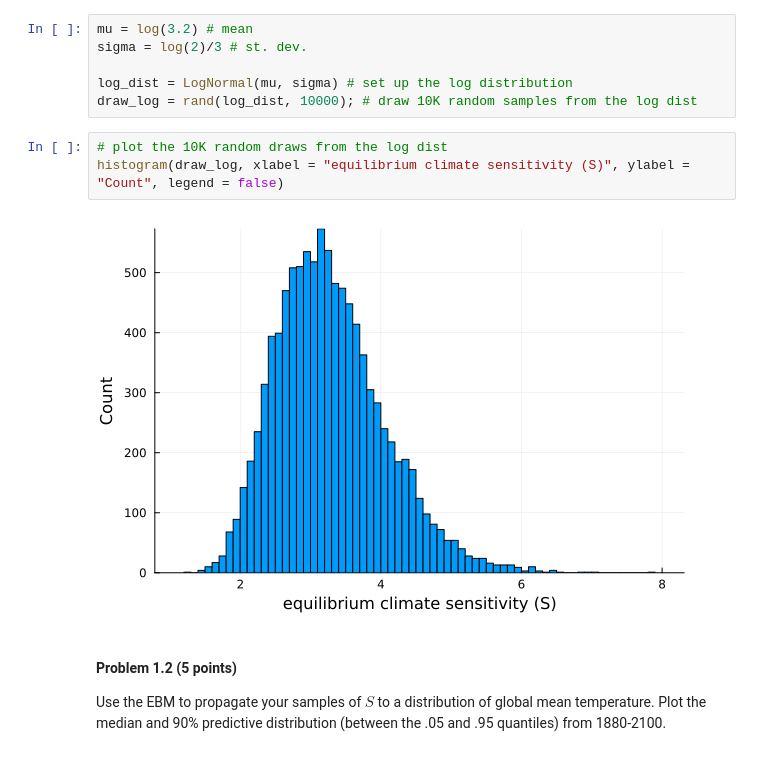
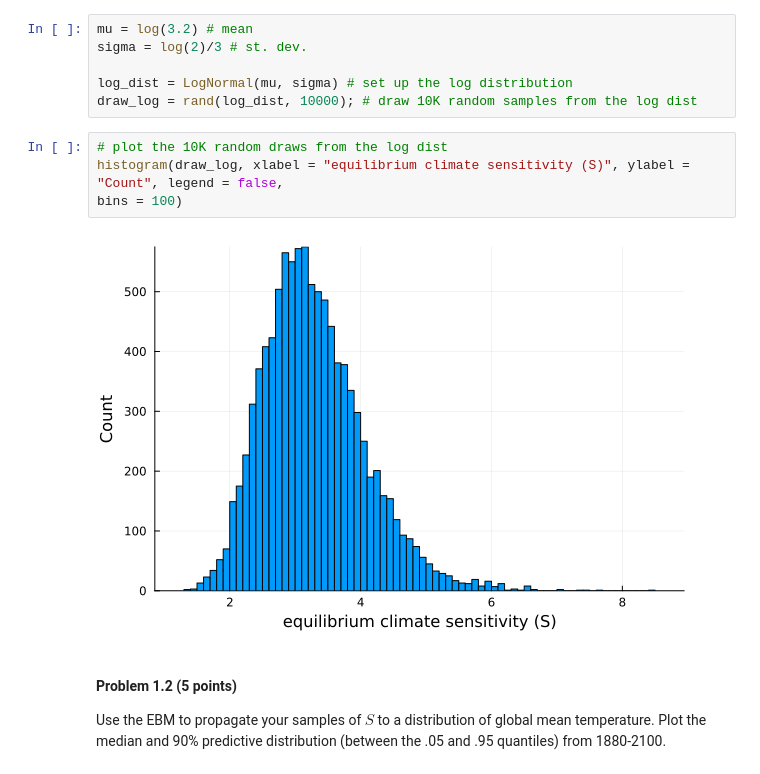
Before and after one commit to BEE4750-FA23/hw3-christinemswanson, a Jupyter notebook: hw03.ipynb, the cells around one changed output. Saved outputs shown, nothing was run; the diff lists cells and outputs as text.

```diff
--- a/hw03.ipynb
+++ b/hw03.ipynb
@@ -162,9 +162,10 @@ log_dist = LogNormal(mu, sigma) # set up the log distribution
 draw_log = rand(log_dist, 10000); # draw 10K random samples from the log dist
 # %%
 # plot the 10K random draws from the log dist
-histogram(draw_log, xlabel = "equilibrium climate sensitivity (S)", ylabel = "Count", legend = false)
+histogram(draw_log, xlabel = "equilibrium climate sensitivity (S)", ylabel = "Count", legend = false,
+bins = 100)
 # %% [output]
-[figure, old version]
+[figure, new version]
 # %% [markdown]
 #### Problem 1.2 (5 points)
 
```
Also changed, not shown: parts of 4 cells of this notebook.
